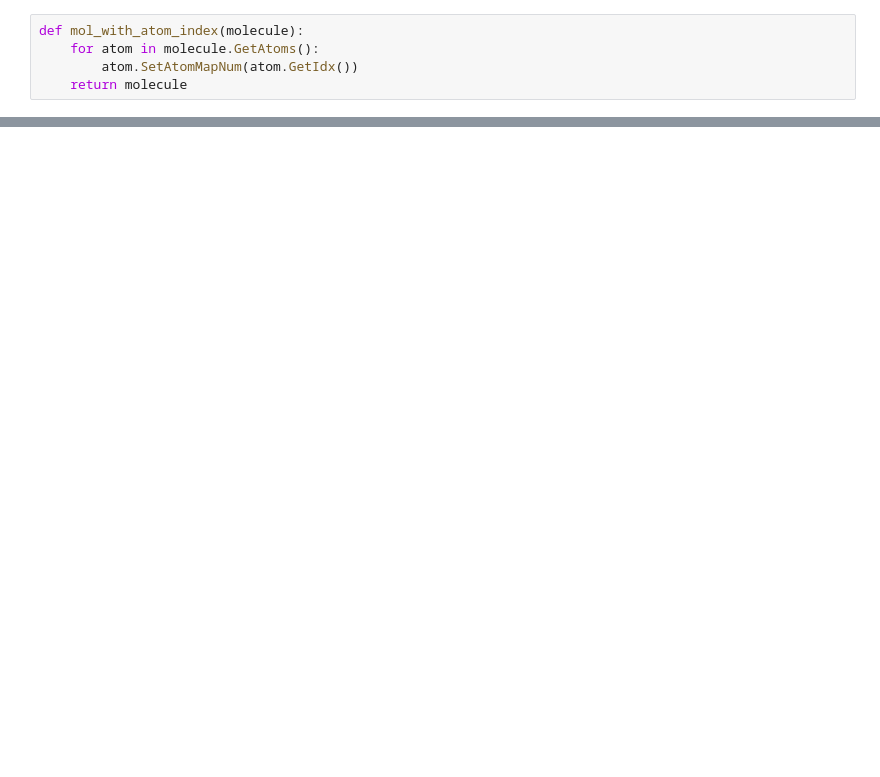
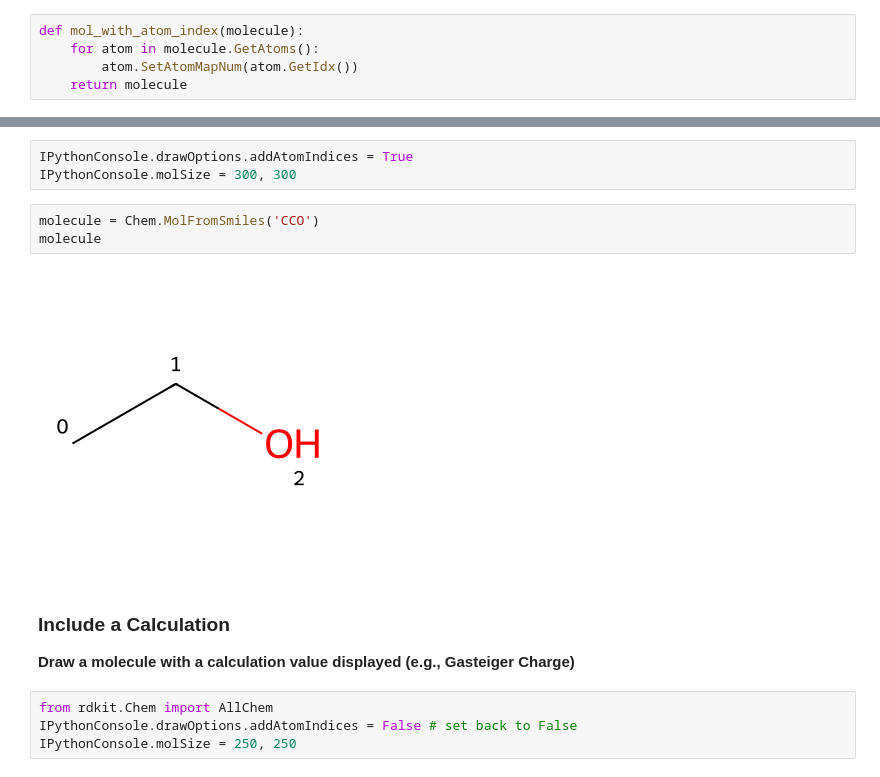
Before and after one commit to hilpresent/rdkit-cookbook, a Jupyter notebook: rdkit_cookbook.ipynb, the cells around one changed output, grey strips where cells are left out. Saved outputs shown, nothing was run; the diff lists cells and outputs as text; blank space fills up the shorter version.

```diff
--- a/rdkit_cookbook.ipynb
+++ b/rdkit_cookbook.ipynb
@@ -37,0 +46,15 @@ mol
+# %%
+IPythonConsole.drawOptions.addAtomIndices = True
+IPythonConsole.molSize = 300, 300
+# %%
+molecule = Chem.MolFromSmiles('CCO')
+molecule
+# %% [output]
+[figure, added]
+# %% [markdown]
+### Include a Calculation
+**Draw a molecule with a calculation value displayed (e.g., Gasteiger Charge)**
+# %%
+from rdkit.Chem import AllChem
+IPythonConsole.drawOptions.addAtomIndices = False # set back to False
+IPythonConsole.molSize = 250, 250
```
Also changed, not shown: parts of 17 cells of this notebook.
